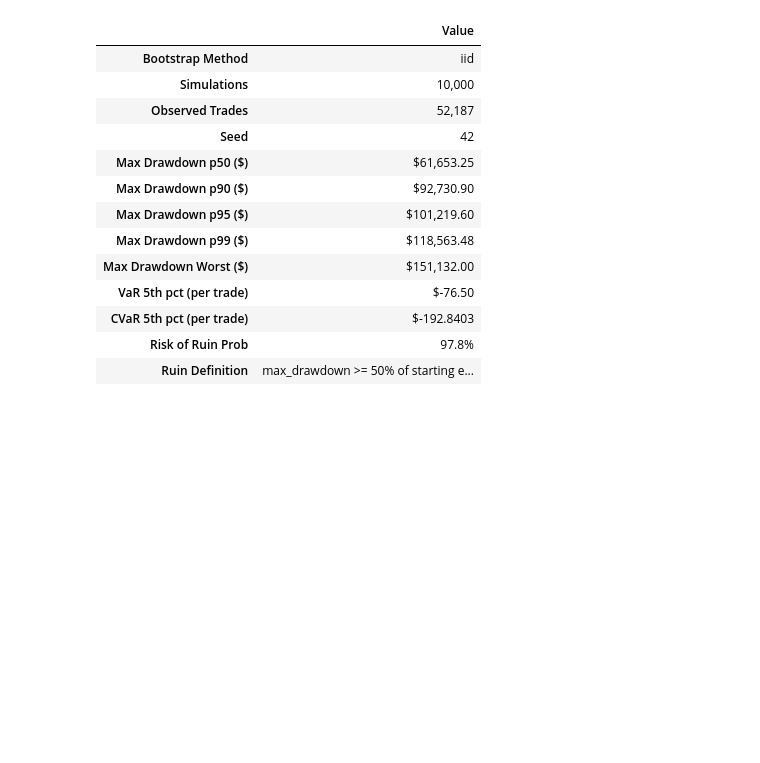
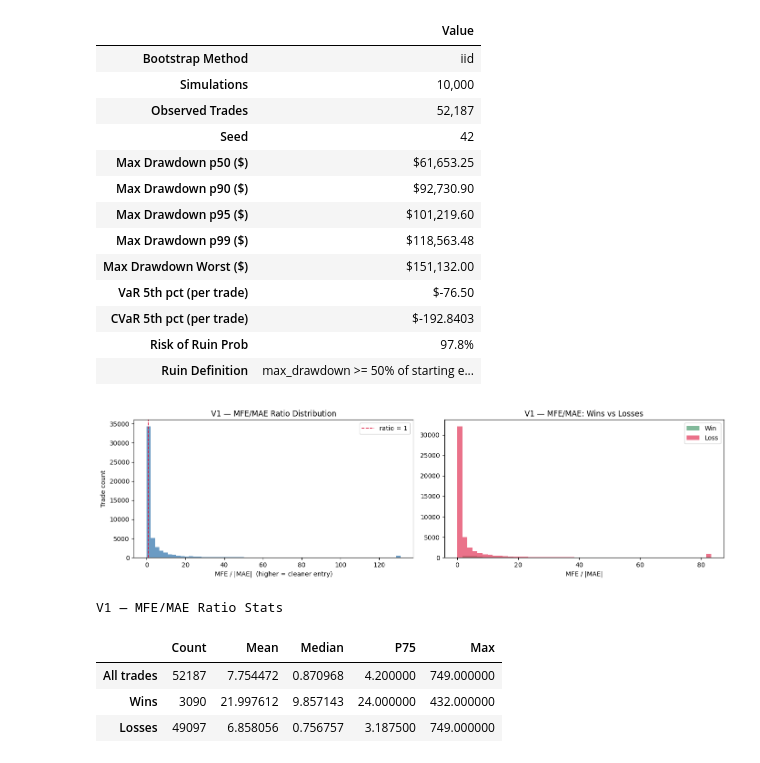
Before and after one commit to kunpark04/intra, a Jupyter notebook: iterations/V1/analysis.ipynb, the cells around one changed output. Drawn from its saved outputs; the diff is of its cells as text; code cells hidden in the pictures; blank space fills up the shorter version.

```diff
--- a/iterations/V1/analysis.ipynb
+++ b/iterations/V1/analysis.ipynb
@@ -183,3 +183,54 @@ V1 — Monte Carlo Risk Metrics (IID Bootstrap, 10,000 sims)
 | CVaR 5th pct (per trade) | $-192.8403 |
 | Risk of Ruin Prob | 97.8% |
 | Ruin Definition | max_drawdown >= 50% of starting e... |
+# %%
+
+# ── Track A Cell 4: MFE/MAE Ratio ─────────────────────────────────────────────
+# If entry_score / mfe_mae_ratio are already in trades (post-Cython rerun),
+# use them directly; otherwise compute from existing columns.
+
+if "mfe_mae_ratio" not in trades.columns:
+    mae_abs = trades["mae_points"].abs().clip(lower=0.25)
+    trades["mfe_mae_ratio"] = trades["mfe_points"] / mae_abs
+
+ratio = trades["mfe_mae_ratio"].replace([np.inf, -np.inf], np.nan).dropna()
+
+fig, axes = plt.subplots(1, 2, figsize=(14, 4))
+
+# Histogram
+axes[0].hist(ratio.clip(upper=ratio.quantile(0.99)), bins=60,
+             color="steelblue", edgecolor="none", alpha=0.8)
+axes[0].axvline(1.0, color="crimson", lw=1.2, linestyle="--", label="ratio = 1")
+axes[0].set_title(f"{VERSION} — MFE/MAE Ratio Distribution")
+axes[0].set_xlabel("MFE / |MAE|  (higher = cleaner entry)")
+axes[0].set_ylabel("Trade count")
+axes[0].legend()
+
+# Win vs loss comparison
+wins_ratio   = trades.loc[trades["label_win"] == 1, "mfe_mae_ratio"].replace([np.inf, -np.inf], np.nan).dropna()
+losses_ratio = trades.loc[trades["label_win"] == 0, "mfe_mae_ratio"].replace([np.inf, -np.inf], np.nan).dropna()
+cap = ratio.quantile(0.98)
+axes[1].hist(wins_ratio.clip(upper=cap),   bins=50, alpha=0.6, color="seagreen", label="Win")
+axes[1].hist(losses_ratio.clip(upper=cap), bins=50, alpha=0.6, color="crimson",  label="Loss")
+axes[1].set_title(f"{VERSION} — MFE/MAE: Wins vs Losses")
+axes[1].set_xlabel("MFE / |MAE|")
+axes[1].legend()
+
+plt.tight_layout()
+plt.show()
+
+stats = pd.DataFrame({
+    "All trades":   ratio.describe(),
+    "Wins":         wins_ratio.describe(),
+    "Losses":       losses_ratio.describe(),
+}).T[["count", "mean", "50%", "75%", "max"]]
+stats.columns = ["Count", "Mean", "Median", "P75", "Max"]
+display(stats.style.set_caption(f"{VERSION} — MFE/MAE Ratio Stats")
+        .format("{:.3f}").format({"Count": "{:.0f}"}))
+# %% [output]
+[figure, added]
+V1 — MFE/MAE Ratio Stats
+|  | Count | Mean | Median | P75 | Max |
+| All trades | 52187 | 7.754472 | 0.870968 | 4.200000 | 749.000000 |
+| Wins | 3090 | 21.997612 | 9.857143 | 24.000000 | 432.000000 |
+| Losses | 49097 | 6.858056 | 0.756757 | 3.187500 | 749.000000 |
```
Also changed, not shown: parts of 2 cells of this notebook, 5 other files.
